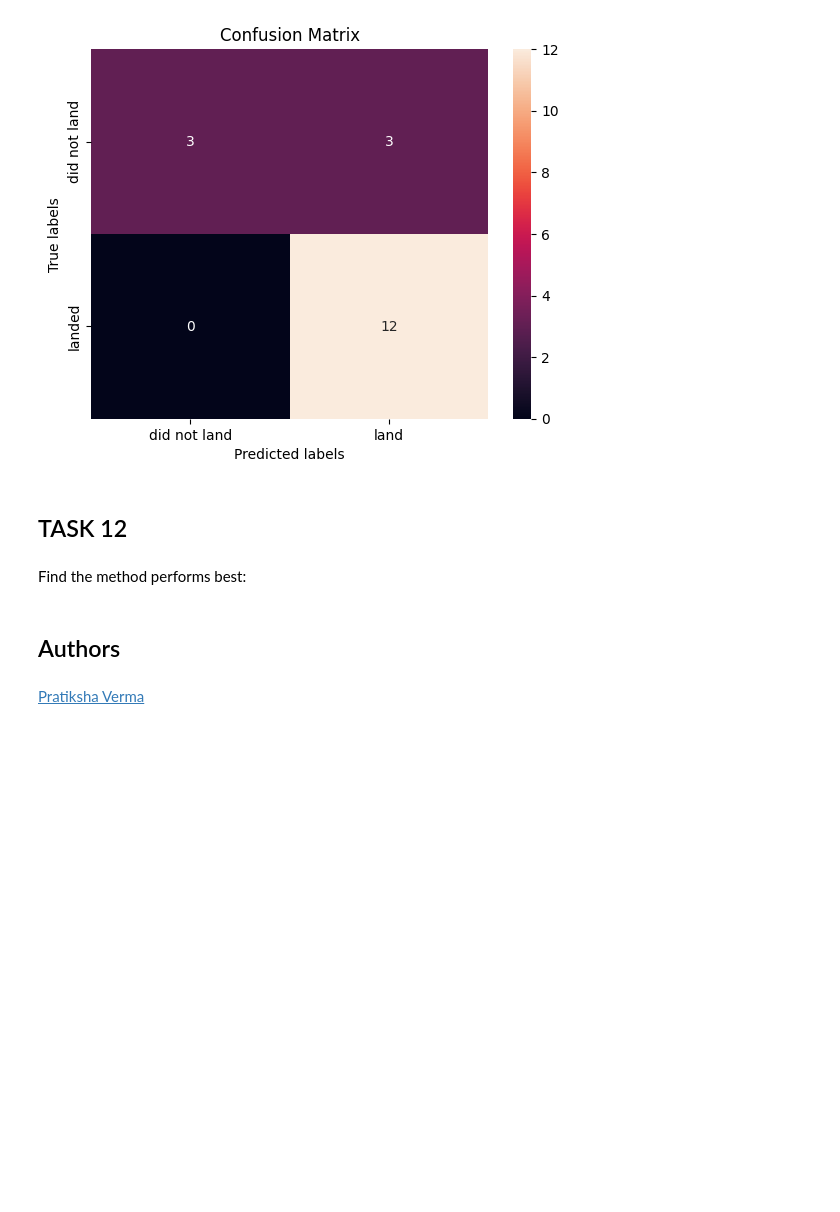
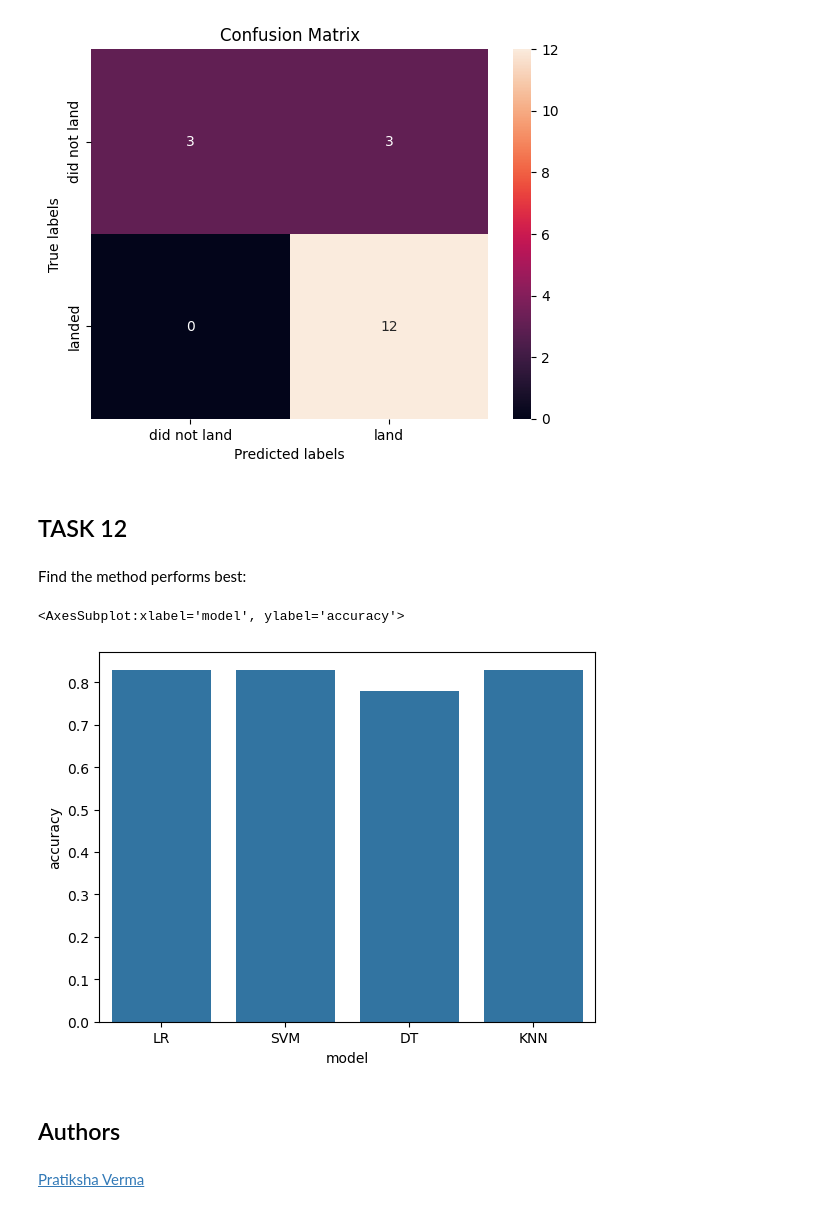
Before and after one commit to ringo-alin/IBE-DataScience-Assignments, a Jupyter notebook: Course 10/SpaceX_Machine_Learning_Prediction_Part_5.jupyterlite.ipynb, the cells around one changed output. Drawn from its saved outputs; the diff is of its cells as text; code cells hidden in the pictures; blank space fills up the shorter version.

```diff
--- a/Course 10/SpaceX_Machine_Learning_Prediction_Part_5.jupyterlite.ipynb
+++ b/Course 10/SpaceX_Machine_Learning_Prediction_Part_5.jupyterlite.ipynb
@@ -360,3 +358,12 @@ LR, SVM, KNN
+# %%
+accuracy = pd.DataFrame({
+    'model': ['LR', 'SVM', 'DT', 'KNN'],
+    'accuracy': [0.83, 0.83, 0.78, 0.83]
+})
+sns.barplot(accuracy, x='model', y='accuracy')
+# %% [output]
+<AxesSubplot:xlabel='model', ylabel='accuracy'>
+[figure, added]
 # %% [markdown]
 ## Authors
 # %% [markdown]
```
Also changed, not shown: parts of 1 cell of this notebook, 2 other files.
